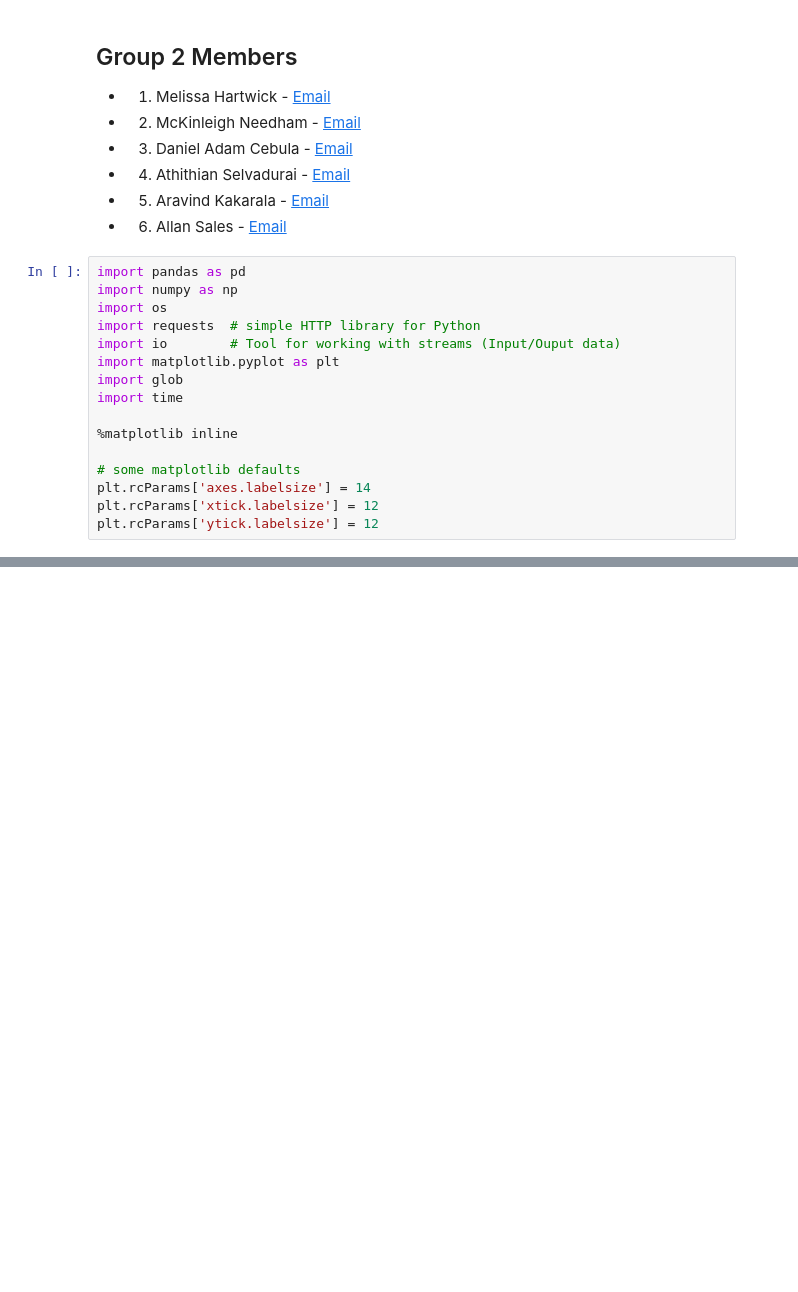
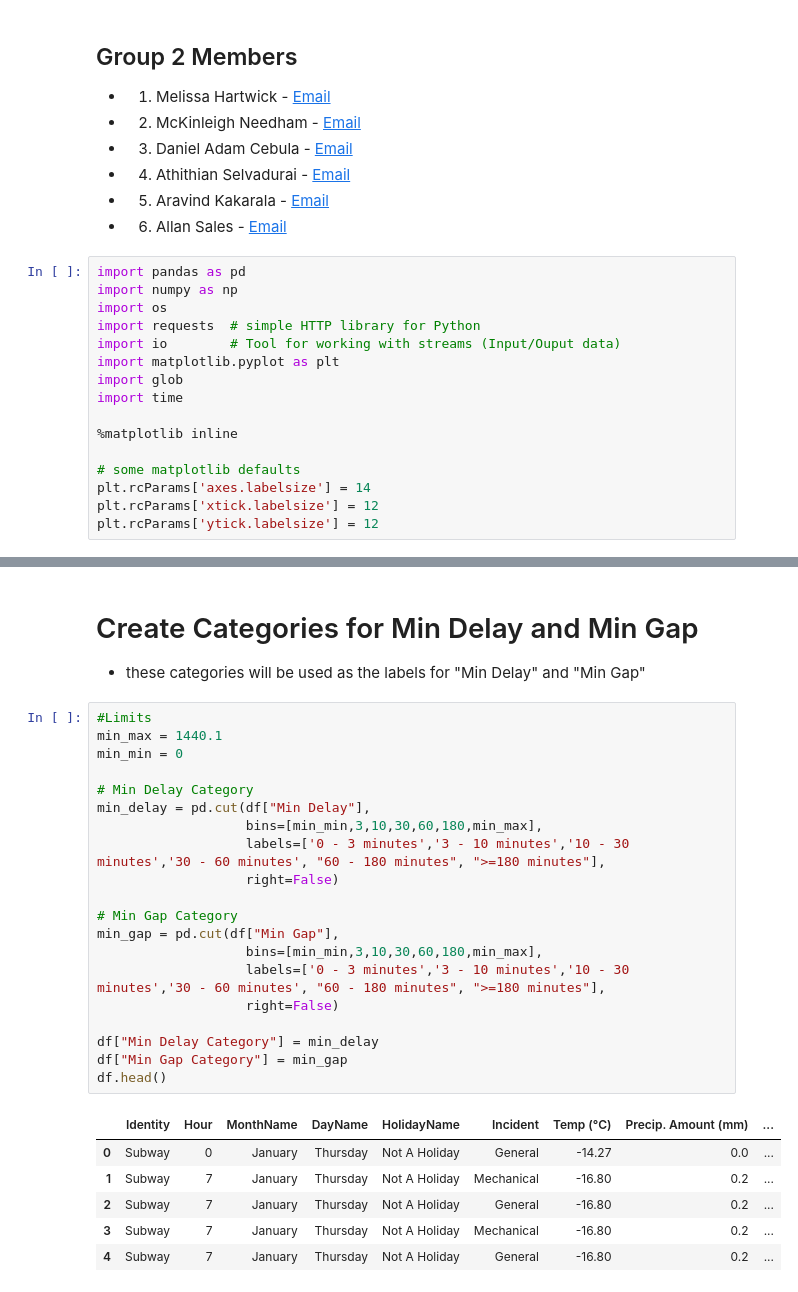
Before and after one commit to cebulada/Data_Science_ML-Group_2, a Jupyter notebook: 06-Preliminary_ML.ipynb, the cells around one changed output, grey strips where cells are left out. Saved outputs shown, nothing was run; the diff lists cells and outputs as text; blank space fills up the shorter version.

```diff
--- a/06-Preliminary_ML.ipynb
+++ b/06-Preliminary_ML.ipynb
@@ -166,0 +112,31 @@ rf.score(X_test, y_test)
+# %% [markdown]
+# Create Categories for Min Delay and Min Gap
+
+- these categories will be used as the labels for "Min Delay" and "Min Gap"
+# %%
+#Limits
+min_max = 1440.1
+min_min = 0
+
+# Min Delay Category
+min_delay = pd.cut(df["Min Delay"],
+                   bins=[min_min,3,10,30,60,180,min_max],
+                   labels=['0 - 3 minutes','3 - 10 minutes','10 - 30 minutes','30 - 60 minutes', "60 - 180 minutes", ">=180 minutes"],
+                   right=False)
+
+# Min Gap Category
+min_gap = pd.cut(df["Min Gap"],
+                   bins=[min_min,3,10,30,60,180,min_max],
+                   labels=['0 - 3 minutes','3 - 10 minutes','10 - 30 minutes','30 - 60 minutes', "60 - 180 minutes", ">=180 minutes"],
+                   right=False)
+
+df["Min Delay Category"] = min_delay
+df["Min Gap Category"] = min_gap
+df.head()
+# %% [output]
+|  | Identity | Hour | MonthName | DayName | HolidayName | Incident | Temp (°C) | Precip. Amount (mm) | ... |
+| 0 | Subway | 0 | January | Thursday | Not A Holiday | General | -14.27 | 0.0 | ... |
+| 1 | Subway | 7 | January | Thursday | Not A Holiday | Mechanical | -16.80 | 0.2 | ... |
+| 2 | Subway | 7 | January | Thursday | Not A Holiday | General | -16.80 | 0.2 | ... |
+| 3 | Subway | 7 | January | Thursday | Not A Holiday | Mechanical | -16.80 | 0.2 | ... |
+| 4 | Subway | 7 | January | Thursday | Not A Holiday | General | -16.80 | 0.2 | ... |
```
Also changed, not shown: parts of 67 cells of this notebook, 2 other files.
